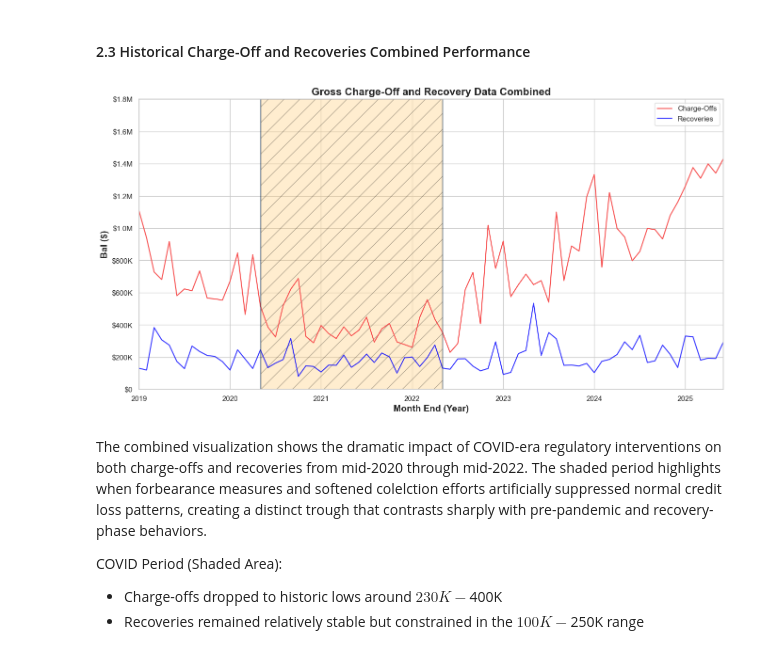
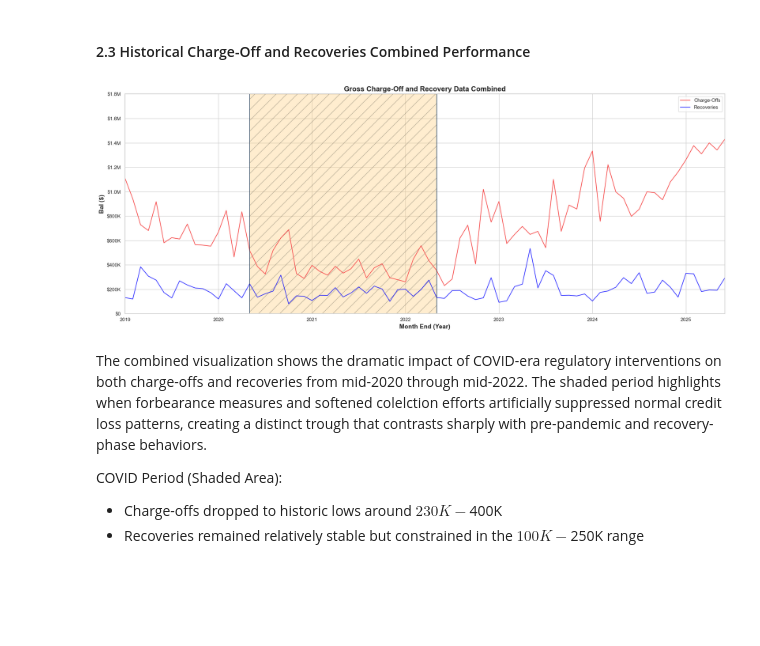
Before and after one commit to imoore99/TIME_SERIES_FORECASTING, a Jupyter notebook: TIME_SERIES_FORECASTING.ipynb, the cells around one changed output. Drawn from its saved outputs; the diff is of its cells as text; code cells hidden in the pictures; blank space fills up the shorter version.

Commit message:
Updated folder structure and figure print

```diff
--- a/TIME_SERIES_FORECASTING.ipynb
+++ b/TIME_SERIES_FORECASTING.ipynb
@@ -578,24 +580,27 @@ Recovery amounts show high volatility throughout the period, fluctuating between
 #### 2.3 Historical Charge-Off and Recoveries Combined Performance
 # %%
 # Plot Charge-Off and Recovery Data Together
-ax = core_data['CO_BAL'].plot(figsize=(16,8), color='#f75050', label= 'Charge-Offs')
-ax = core_data['REC_BAL'].plot(figsize=(16,8), color='blue', alpha = 0.8, label= 'Recoveries')
+title = 'Gross Charge-Off and Recovery Data Combined'
+ax = core_data['CO_BAL'].plot(figsize=(20,8), color='#f75050', label= 'Charge-Offs')
+ax = core_data['REC_BAL'].plot(figsize=(20,8), color='blue', alpha = 0.8, label= 'Recoveries')
 ax.autoscale(axis='x', tight=True)
 ax.set_ylabel('Bal ($)', size=14, fontweight='bold')
 ax.set_xlabel('Month End (Year)', size=14, fontweight='bold')
 ax.set_yticks([0, 200000, 400000, 600000, 800000, 1000000,1200000,1400000, 1600000, 1800000],
               ['$0', '$200K', '$400K', '$600K', '$800K', '$1.0M', '$1.2M', '$1.4M', '$1.6M', '$1.8M'])
 
 ax.axvspan('5/31/2020', '5/31/2022', alpha=0.3, hatch = "/", facecolor='#ffc561', edgecolor='black')
 ax.vlines("5/31/2020", ymin=0, ymax=1800000, color= '#002147', lw=1)
 ax.vlines("5/31/2022", ymin=0, ymax=1800000, color= '#002147', lw=1)
 
 plt.legend(loc=0)
 plt.ylim(0, 1800000)
-plt.title('Gross Charge-Off and Recovery Data Combined', size=16, fontweight = 'bold')
+plt.title(title, size=16, fontweight = 'bold')
+plt.savefig("figures/plot_{}.png".format(title.replace(" ", "_")))
+plt.tight_layout()
 plt.show();
 # %% [output]
-[figure, old version]
+[figure, new version]
 # %% [markdown]
 The combined visualization shows the dramatic impact of COVID-era regulatory interventions on both charge-offs and recoveries from mid-2020 through mid-2022. The shaded period highlights when forbearance measures and softened colelction efforts artificially suppressed normal credit loss patterns, creating a distinct trough that contrasts sharply with pre-pandemic and recovery-phase behaviors.
 
```
Also changed, not shown: parts of 17 cells of this notebook, 33 other files.
